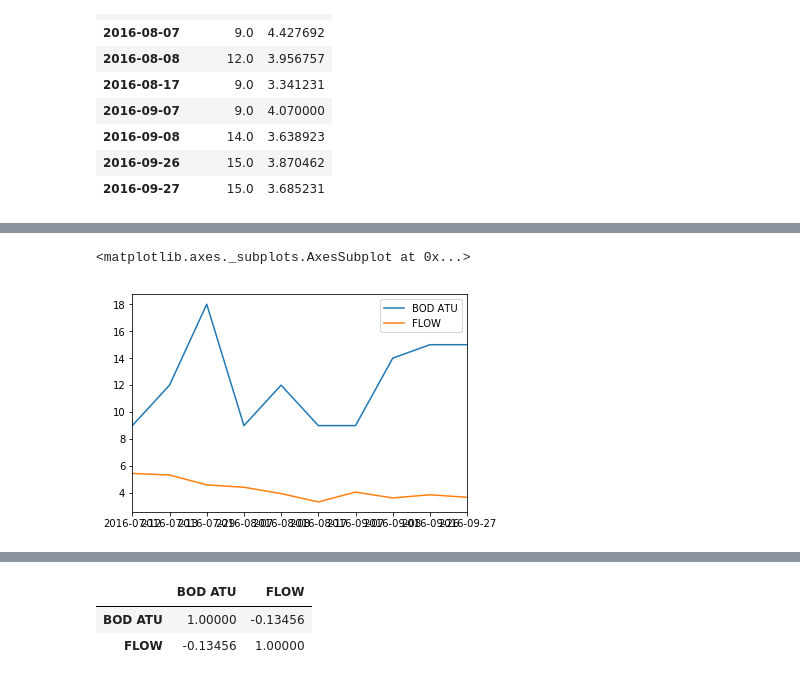
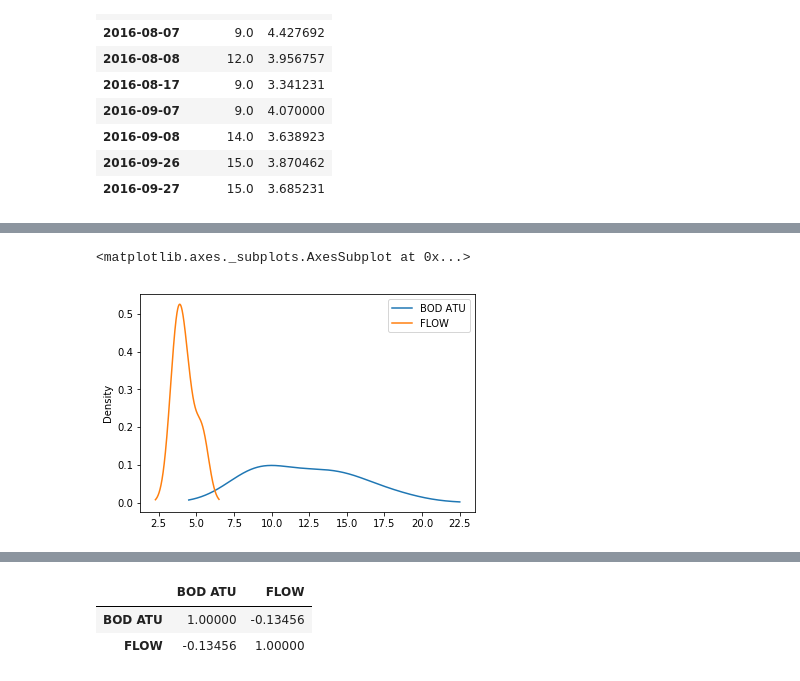
Before and after one commit to quelibrio/EnvironmentalThreatsApliedDataScience, a Jupyter notebook: flood_water_correlation_test.ipynb, the cells around one changed output, grey strips where cells are left out. Cells and saved outputs as stored; diff of their text form; code cells hidden in the pictures.

```diff
--- a/flood_water_correlation_test.ipynb
+++ b/flood_water_correlation_test.ipynb
@@ -100,5 +107,5 @@ joint_df
 # %%
-joint_df.plot()
+joint_df.plot(kind='kde')
 # %% [output]
 <matplotlib.axes._subplots.AxesSubplot at 0x...>
-[figure, old version]
+[figure, new version]
```
Also changed, not shown: parts of 3 cells of this notebook.
